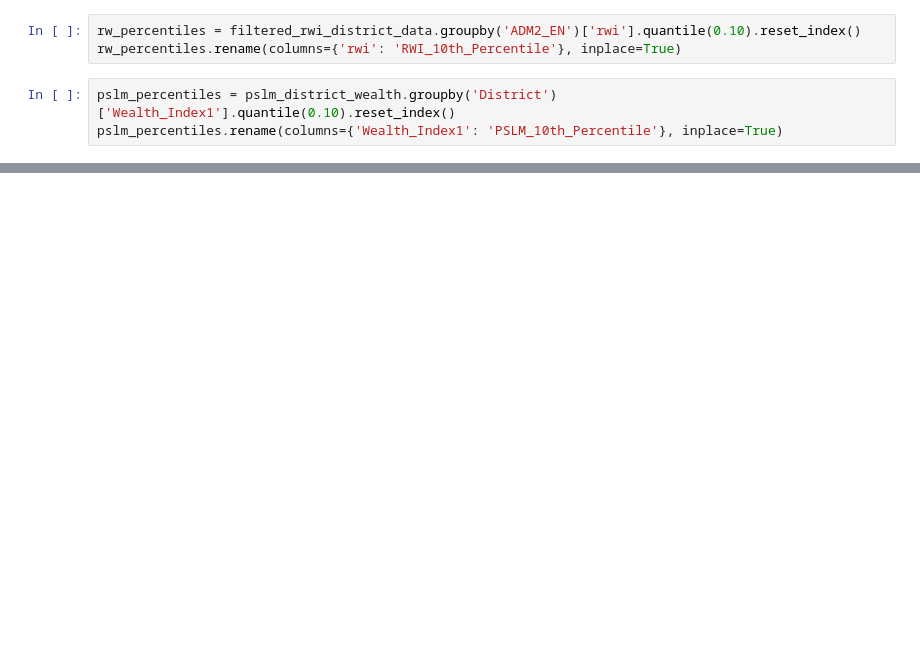
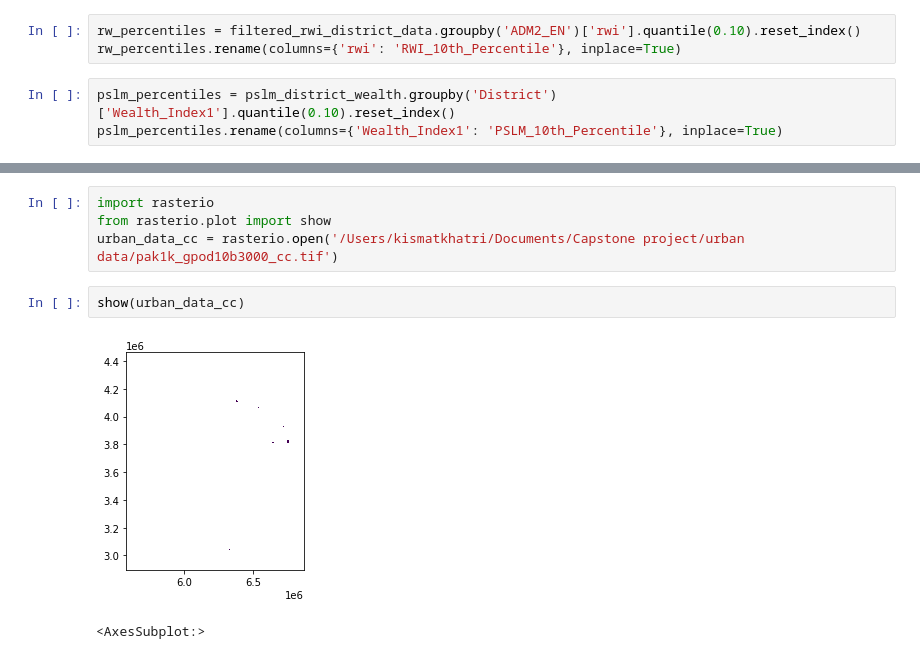
Before and after one commit to kismat91/Index-Based-Poverty-Estimation-in-Pakistan-, a Jupyter notebook: PSLMHIES.ipynb, the cells around one changed output, grey strips where cells are left out. Saved outputs shown, nothing was run; the diff lists cells and outputs as text; blank space fills up the shorter version.

```diff
--- a/PSLMHIES.ipynb
+++ b/PSLMHIES.ipynb
@@ -931,0 +1083,9 @@ plt.show()
+# %%
+import rasterio
+from rasterio.plot import show
+urban_data_cc = rasterio.open('/Users/kismatkhatri/Documents/Capstone project/urban data/pak1k_gpod10b3000_cc.tif')
+# %%
+show(urban_data_cc)
+# %% [output]
+[figure, added]
+<AxesSubplot:>
```
Also changed, not shown: parts of 36 cells of this notebook.
